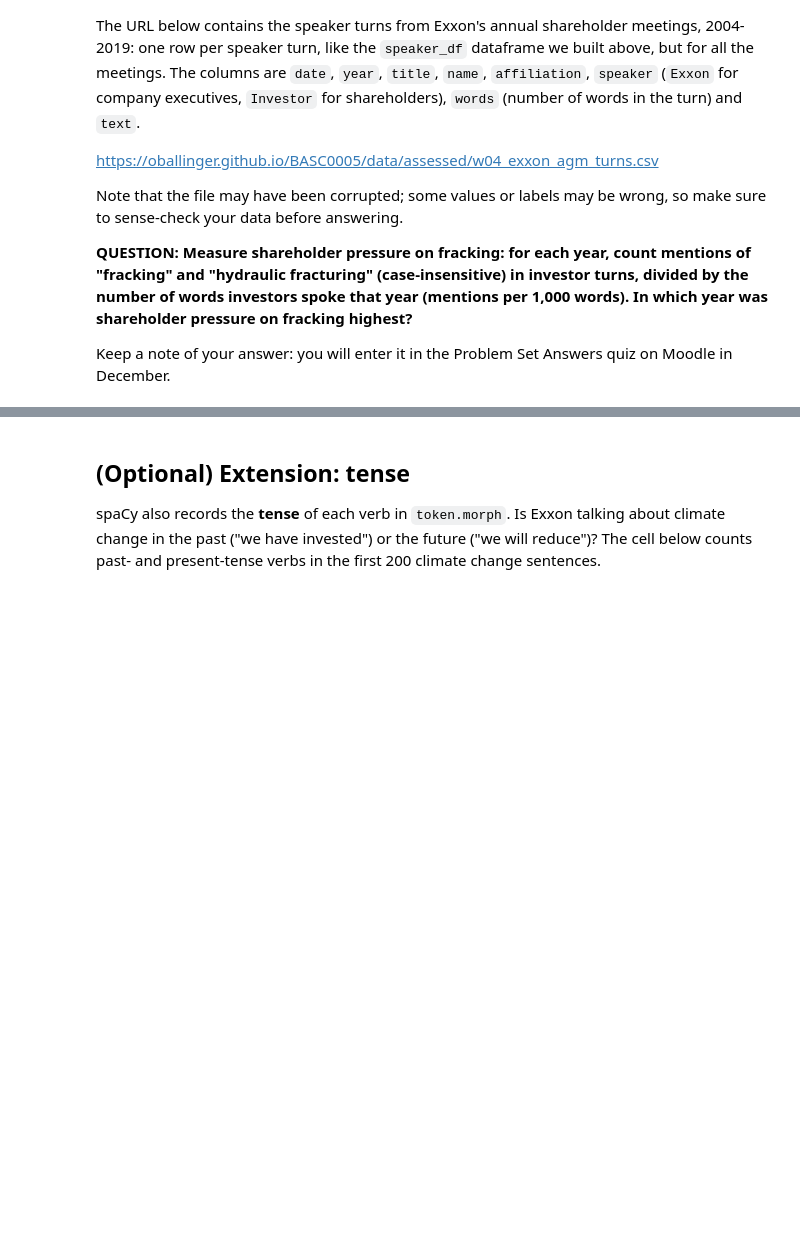
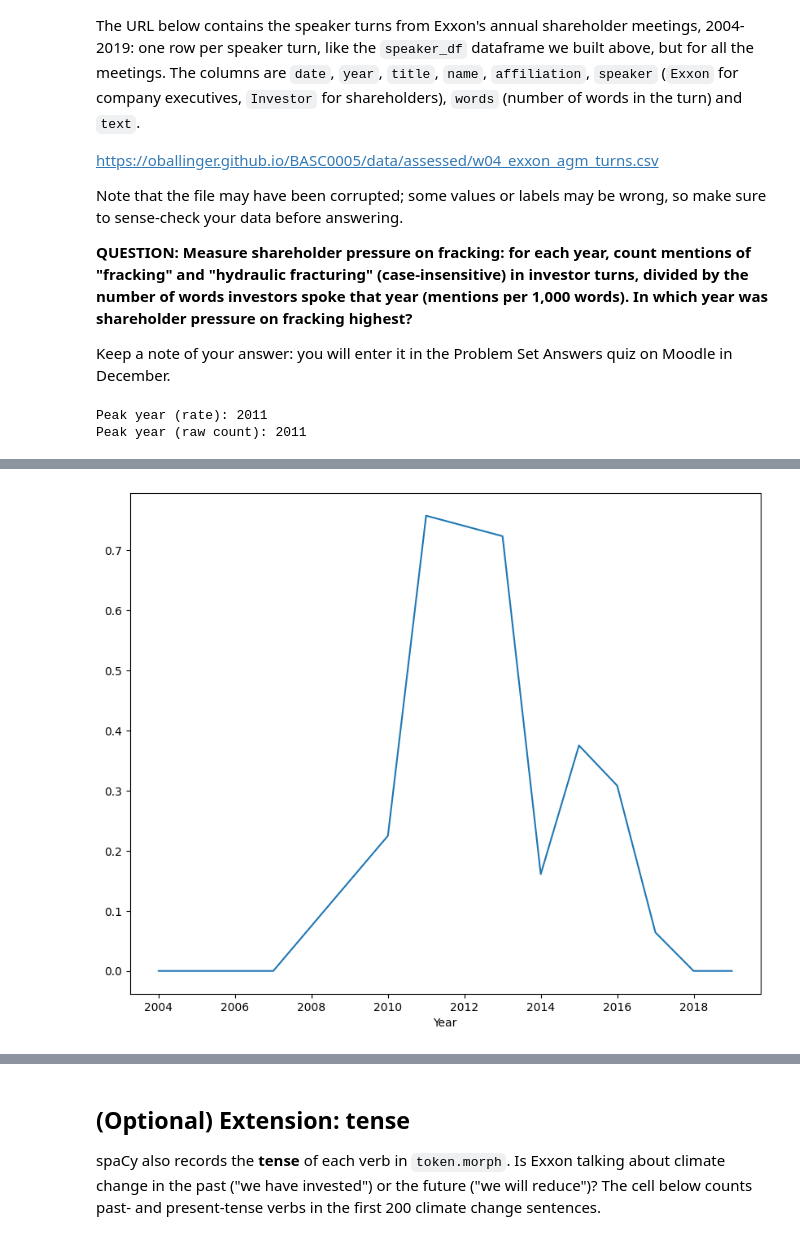
Before and after one commit to nmannbenn-debug/QM2, a Jupyter notebook: notebooks/W04. Natural Language Processing.ipynb, the cells around one changed output, grey strips where cells are left out. Drawn from its saved outputs; the diff is of its cells as text; code cells hidden in the pictures; blank space fills up the shorter version.

```diff
--- a/notebooks/W04. Natural Language Processing.ipynb
+++ b/notebooks/W04. Natural Language Processing.ipynb
@@ -743,0 +742,46 @@ Keep a note of your answer: you will enter it in the Problem Set Answers quiz on
+# %%
+dataf=pd.read_csv('https://oballinger.github.io/BASC0005/data/assessed/w04_exxon_agm_turns.csv')
+dataf['fracking']=dataf['text'].apply(lambda x: len(re.findall(r'fracking', x, re.IGNORECASE)))
+dataf['hydraulic fracturing']=dataf['text'].apply(lambda x: len(re.findall(r'hydraulic fracturing', x, re.IGNORECASE)))
+
+dataf['date']=pd.to_datetime(dataf['date'])
+
+
+dataf['fracking rate'] = dataf['text'].apply(lambda x: x.lower().count('fracking')/ len(x.split()))
+dataf['hydraulic fracturing rate'] = dataf['text'].apply(lambda x: x.lower().count('hydraulic fracturing')/ len(x.split()))
+
+dataf['Year']=dataf['date'].dt.year
+
+dataf['words']=dataf['text'].apply(lambda x: len(x.split()))
+
+
+dataf['combined'] = dataf['fracking'] + dataf['hydraulic fracturing']
+
+yearly = dataf.groupby('Year')[['fracking', 'hydraulic fracturing', 'combined', 'words']].sum()
+
+yearly['fracking rate'] = yearly['fracking'] / yearly['words'] * 1000
+yearly['hydraulic fracturing rate'] = yearly['hydraulic fracturing'] / yearly['words'] * 1000
+yearly['combined rate'] = yearly['combined'] / yearly['words'] * 1000
+
+yearly['combined rate'].plot()
+
+# the single peak year
+peak_year = yearly['combined rate'].idxmax()
+print(f"Peak year (rate): {peak_year}")
+print(f"Peak year (raw count): {yearly['combined'].idxmax()}")
+
+yearly
+
+
+#yearly_fracking =dataf.groupby('Year')[['fracking', 'words']].sum()
+#yearly_hydraulic = dataf.groupby('Year')[['hydraulic fracturing', 'words']].sum()
+
+#yearly_fracking['rate']=yearly_fracking['fracking']/yearly_fracking['words']*1000
+#yearly_hydraulic['rate']=yearly_hydraulic['hydraulic fracturing']/yearly_hydraulic['words']*1000
+
+# plot yearly
+#yearly_fracking['rate'].plot()
+#yearly_hydraulic['rate'].plot()
+# %% [output]
+Peak year (rate): 2011
+Peak year (raw count): 2011
@@ -743,0 +801 @@ Keep a note of your answer: you will enter it in the Problem Set Answers quiz on
+[figure, added]
```
Also changed, not shown: parts of 7 cells of this notebook.
